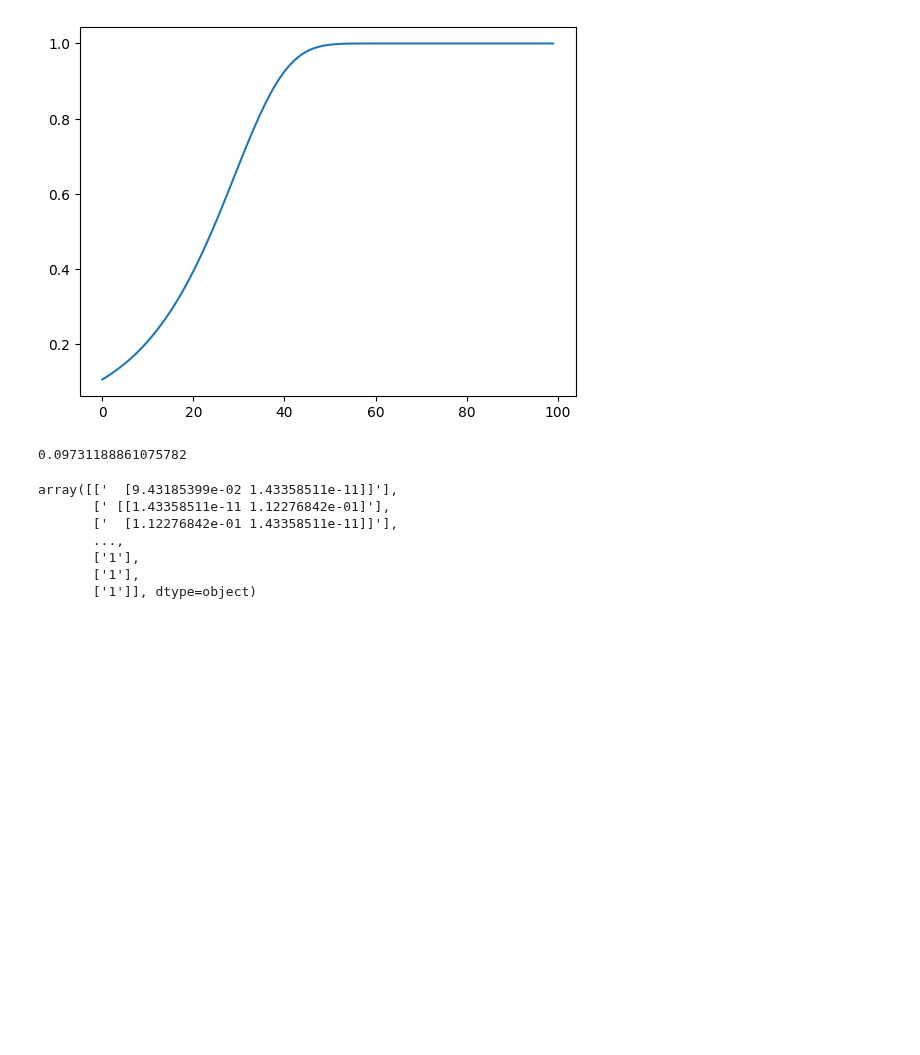
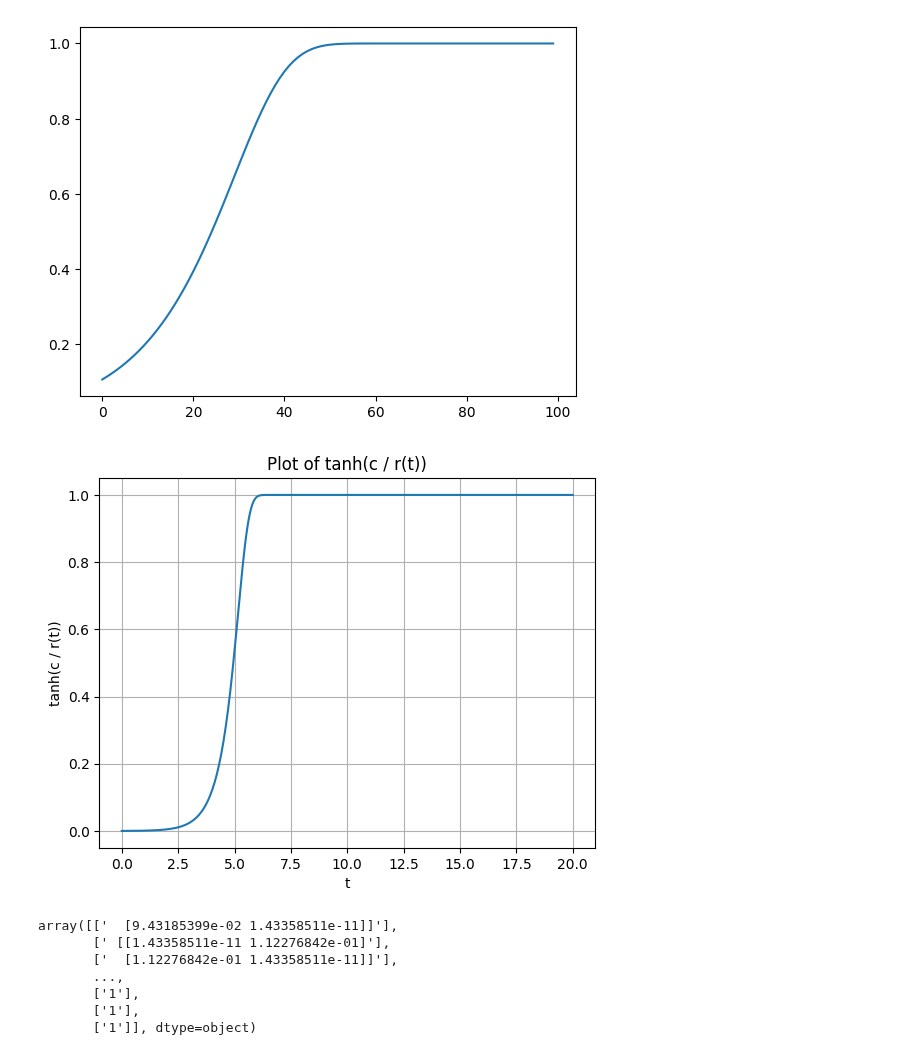
Before and after one commit to Daniel-Haas-B/NeuralQuantumState, a Jupyter notebook: misc.ipynb, the cells around one changed output. Saved outputs shown, nothing was run; the diff lists cells and outputs as text; code cells hidden in the pictures; blank space fills up the shorter version.

```diff
--- a/misc.ipynb
+++ b/misc.ipynb
@@ -20,10 +20,42 @@ plt.plot(results)
 # %% [output]
 [<matplotlib.lines.Line2D at 0x...>]
 [figure]
-# %%
-results[0]
-# %% [output]
-0.09731188861075782
+# %%
+import numpy as np
+import matplotlib.pyplot as plt
+
+# Define constants
+c = 0.2  # Example value for c
+r0 = 1000  # Example value for r(0)
+
+T = 10.0  # Example value for T
+
+# Define the tau value based on r0 and T
+tau = (1 / (3 * r0)) ** (2 / T)
+
+# Define the r(t) function
+def r(t, r0, tau):
+    return r0 * tau ** t
+
+# Define the tanh(c / r(t)) function
+def tanh_c_over_r(t, c, r0, tau):
+    return np.tanh(c / r(t, r0, tau))
+
+# Generate values for t
+t_values = np.linspace(0, 20, 400)  # Example range for t
+
+# Compute tanh(c / r(t)) for each t value
+y_values = tanh_c_over_r(t_values, c, r0, tau)
+
+# Plot the function
+plt.plot(t_values, y_values)
+plt.xlabel('t')
+plt.ylabel('tanh(c / r(t))')
+plt.title('Plot of tanh(c / r(t))')
+plt.grid(True)
+plt.show()
+# %% [output]
+[figure, added]
 # %%
 import pandas as pd
 
```
Also changed, not shown: 21 other files.
